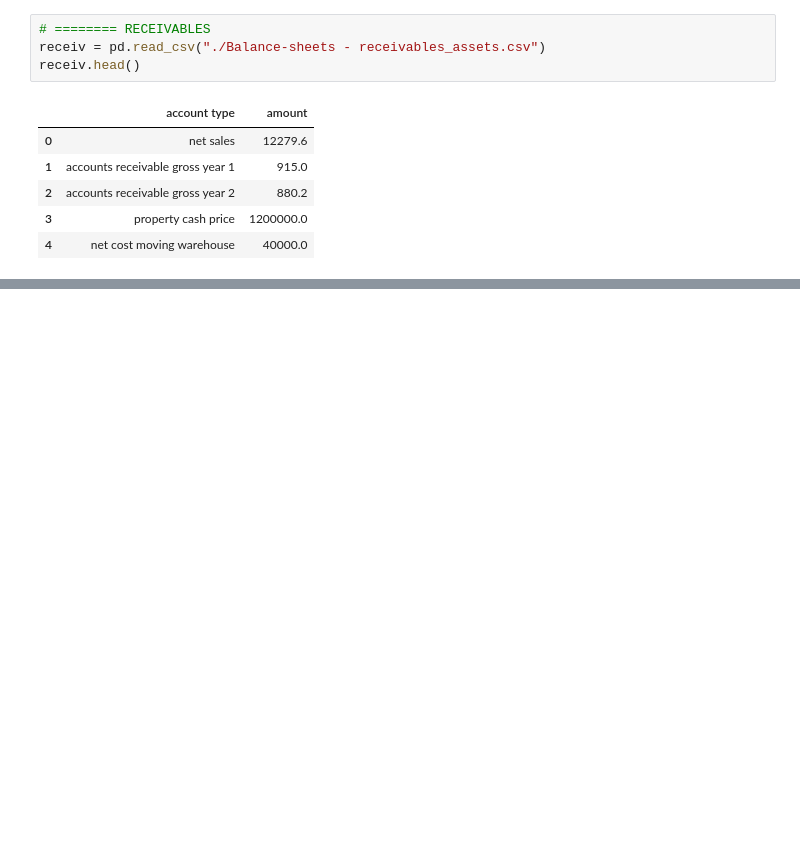
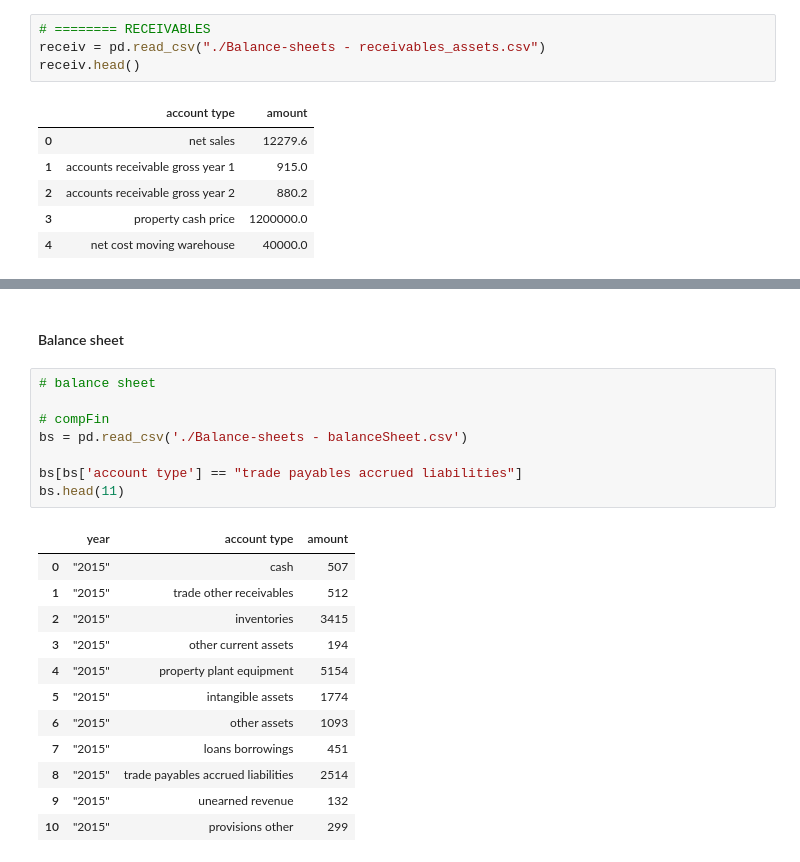
Before and after one commit to PythonCoderUnicorn/FinancialAccounting, a Jupyter notebook: documents/total/total.ipynb, the cells around one changed output, grey strips where cells are left out. Saved outputs shown, nothing was run; the diff lists cells and outputs as text; blank space fills up the shorter version.

```diff
--- a/documents/total/total.ipynb
+++ b/documents/total/total.ipynb
@@ -1432,0 +999,23 @@ Working capital = 1232.00 : 1
+# %% [markdown]
+#### Balance sheet
+# %%
+# balance sheet
+
+# compFin
+bs = pd.read_csv('./Balance-sheets - balanceSheet.csv')
+
+bs[bs['account type'] == "trade payables accrued liabilities"]
+bs.head(11)
+# %% [output]
+|  | year | account type | amount |
+| 0 | "2015" | cash | 507 |
+| 1 | "2015" | trade other receivables | 512 |
+| 2 | "2015" | inventories | 3415 |
+| 3 | "2015" | other current assets | 194 |
+| 4 | "2015" | property plant equipment | 5154 |
+| 5 | "2015" | intangible assets | 1774 |
+| 6 | "2015" | other assets | 1093 |
+| 7 | "2015" | loans borrowings | 451 |
+| 8 | "2015" | trade payables accrued liabilities | 2514 |
+| 9 | "2015" | unearned revenue | 132 |
+| 10 | "2015" | provisions other | 299 |
```
Also changed, not shown: parts of 60 cells of this notebook, 10 other files.
